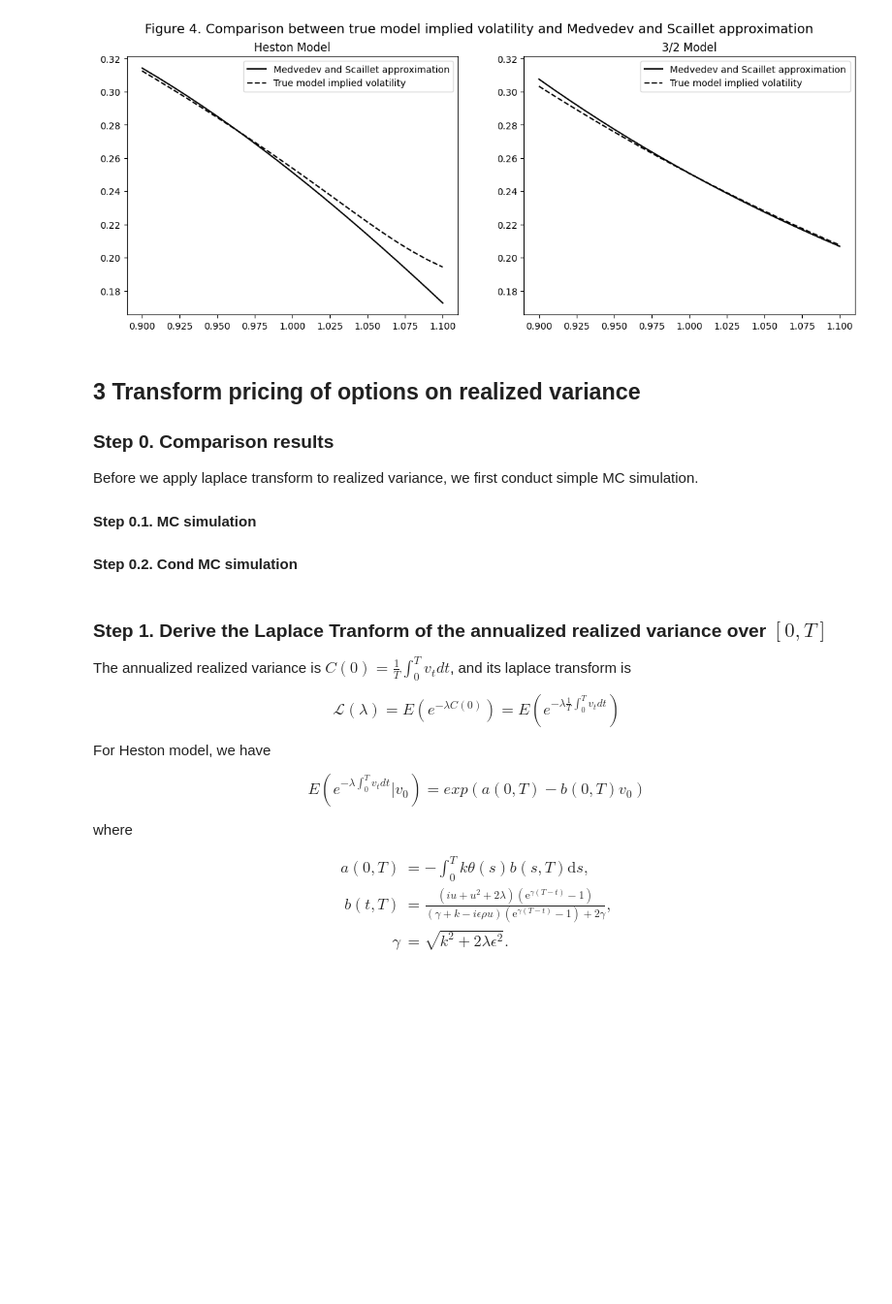
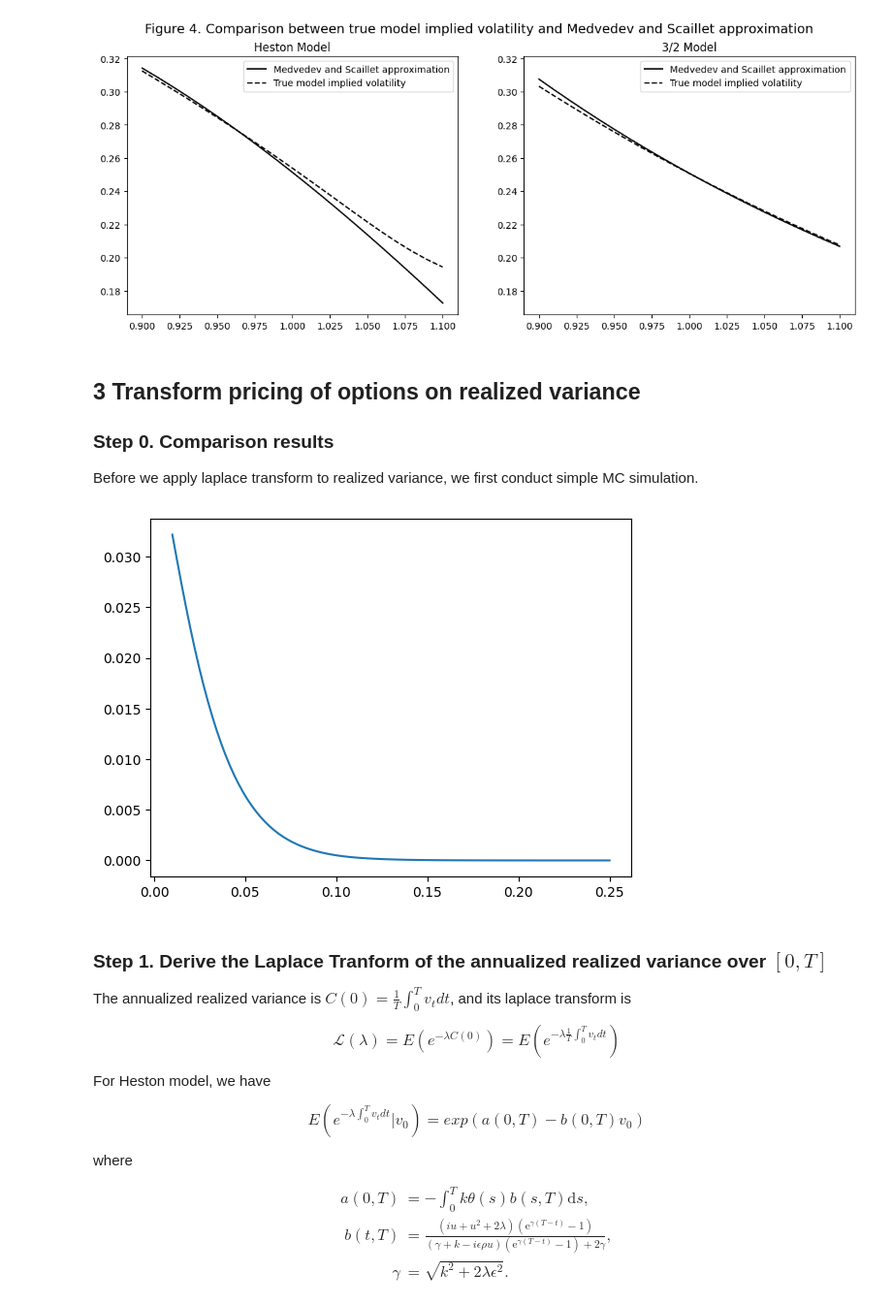
Before and after one commit to wangyutengsam2001/PHBS_ASP_2023-1, a Jupyter notebook: Project/pre0419/pre0419.ipynb, the cells around one changed output. Shown at 97% size. Cells and saved outputs as stored; diff of their text form; code cells hidden in the pictures; blank space fills up the shorter version.

```diff
--- a/Project/pre0419/pre0419.ipynb
+++ b/Project/pre0419/pre0419.ipynb
@@ -133,10 +133,21 @@ wang.plot_figure4(v_heston, v_32, strike, spot, texp)
 ### Step 0. Comparison results
 
 Before we apply laplace transform to realized variance, we first conduct simple MC simulation.
-
-#### Step 0.1. MC simulation
-
-#### Step 0.2. Cond MC simulation
+# %%
+# new params set
+
+v0, k, theta, epsilon = 0.0348, 1.15, 0.0348, 0.39
+_texp, texp = 0.25, 0.5
+
+v_heston = wang.variance_heston(v0, k, theta, epsilon, 0)
+v_32 = wang.variance_32(v0, k, theta, epsilon, 0)
+
+n, dt = 100_000, 1e-2
+path_heston, c0 = wang.C0_simulation_heston(v_heston, n, dt, texp)
+
+shen.mc(path_heston)
+# %% [output]
+[figure, added]
 # %% [markdown]
 ### Step 1. Derive the Laplace Tranform of the annualized realized variance over $[0, T]$
 
```
Also changed, not shown: parts of 14 cells of this notebook, 18 other files.
